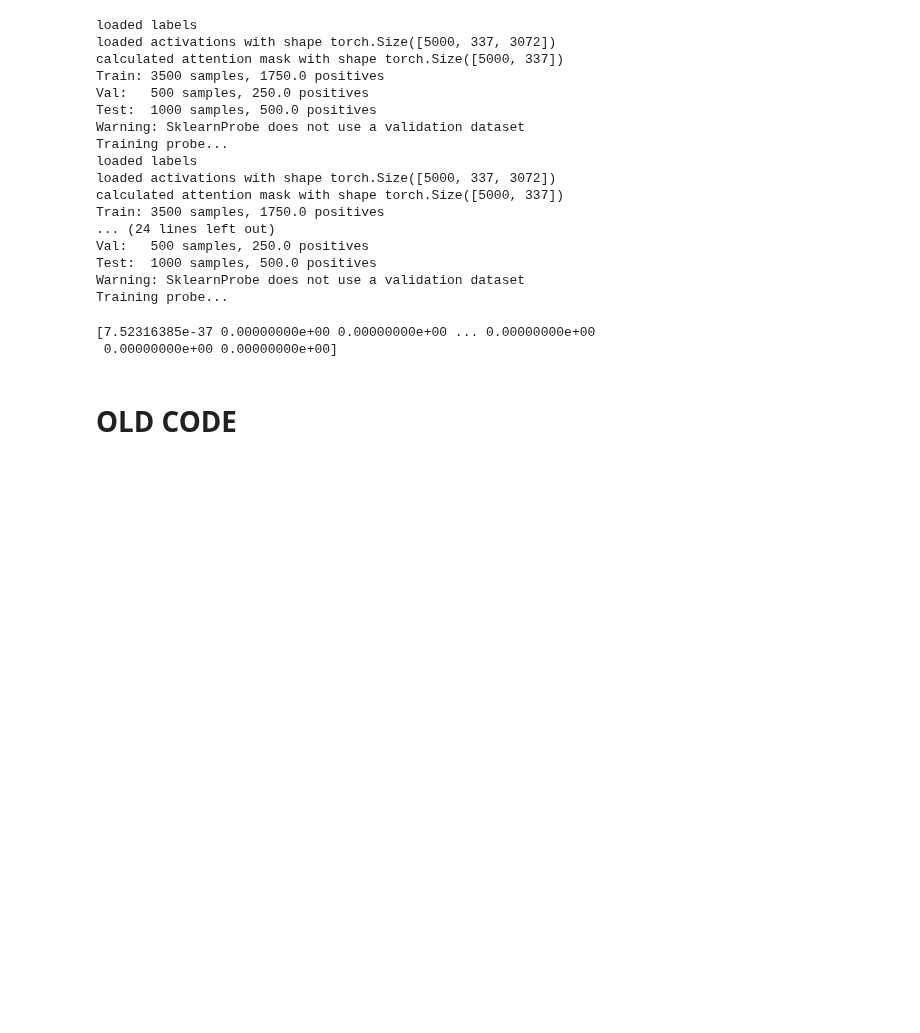
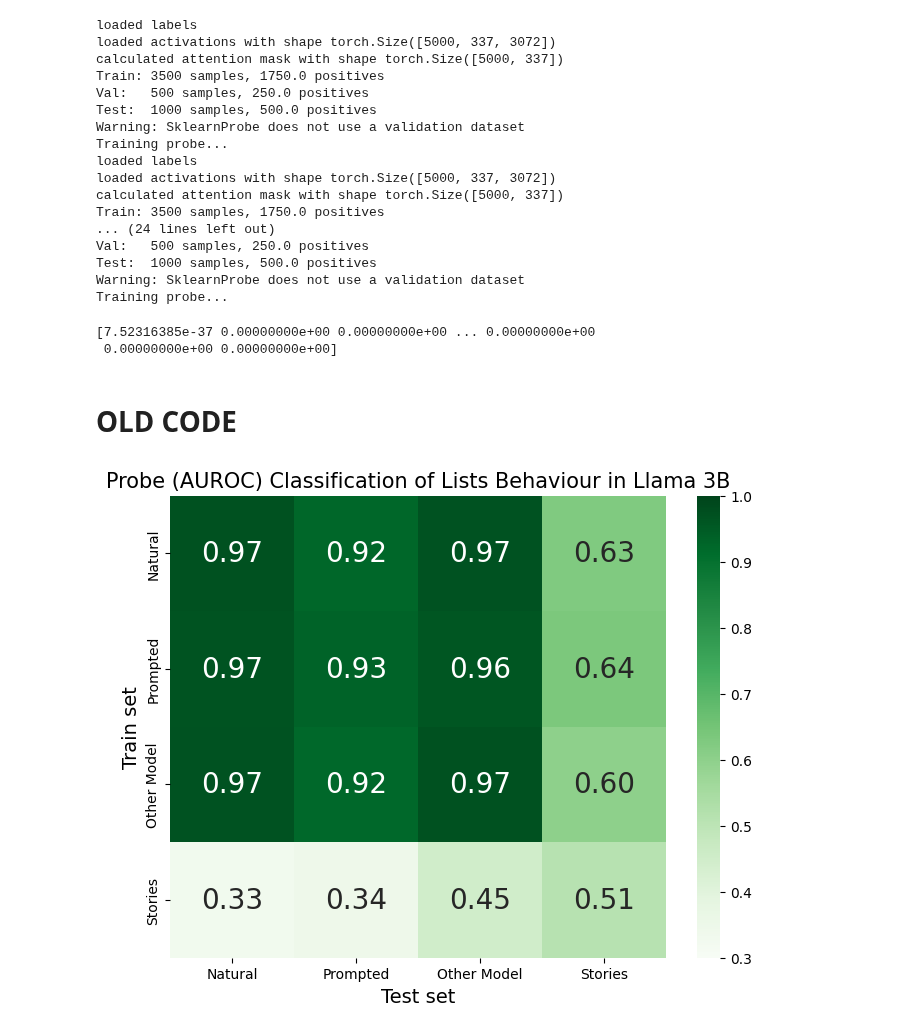
Before and after one commit to SamDower/LASR-probe-gen, a Jupyter notebook: notebooks/TrainProbe.ipynb, the cells around one changed output. Saved outputs shown, nothing was run; the diff lists cells and outputs as text; code cells hidden in the pictures; blank space fills up the shorter version.

```diff
--- a/notebooks/TrainProbe.ipynb
+++ b/notebooks/TrainProbe.ipynb
@@ -265,37 +416,39 @@ print(weights.var(axis=0))
 # %%
 # Generate fake graph
 import seaborn as sns
 import numpy as np
 import matplotlib.pyplot as plt
 
 fig, ax = plt.subplots()
 
 # Create the heatmap with seaborn
 sns.heatmap(
-    [[0.98, 0.95, 0.95, 0.93], [0.93, 0.98, 0.95, 0.95], [0.9, 0.93, 0.98, 0.95], [0.9, 0.9, 0.93, 0.98]],
-    xticklabels=['Natural', 'Prompted', 'Finetuned', 'Other Model'],
-    yticklabels=['Natural', 'Prompted', 'Finetuned', 'Other Model'],
+    [[0.97,0.924,0.969,0.626], [0.966,0.932,0.96,0.635], [0.968,0.922,0.97,0.6], [0.33,0.345,0.449,0.511]],
+    xticklabels=['Natural', 'Prompted', 'Other Model', 'Stories'],
+    yticklabels=['Natural', 'Prompted', 'Other Model', 'Stories'],
     annot=True,  # This adds the text annotations
     fmt='.2f',   # Format numbers to 3 decimal places
     cmap='Greens',  # You can change the colormap
-    vmin=0.7,
+    vmin=0.3,
     vmax=1,
     ax=ax,
     annot_kws={"size": 20}
 )
 
 # Rotate x-axis labels
 #plt.xticks(rotation=45, ha="right", rotation_mode="anchor")
 
 # Set labels and title
 plt.xlabel('Test set', fontsize=14)
 plt.ylabel('Train set', fontsize=14)
-ax.set_title("Probe (AUROC) Classification of Refusal Behaviour in Llama 8B", fontsize=15)
+ax.set_title("Probe (AUROC) Classification of Lists Behaviour in Llama 3B", fontsize=15)
 
 # increase graph size
 fig.set_size_inches(8, 6)
 # fig.tight_layout()
 plt.show()
+# %% [output]
+[figure, added]
 # %%
 import probe_gen.probes as probes
 from sklearn.metrics import classification_report
```
Also changed, not shown: parts of 13 cells of this notebook, 10 other files.
